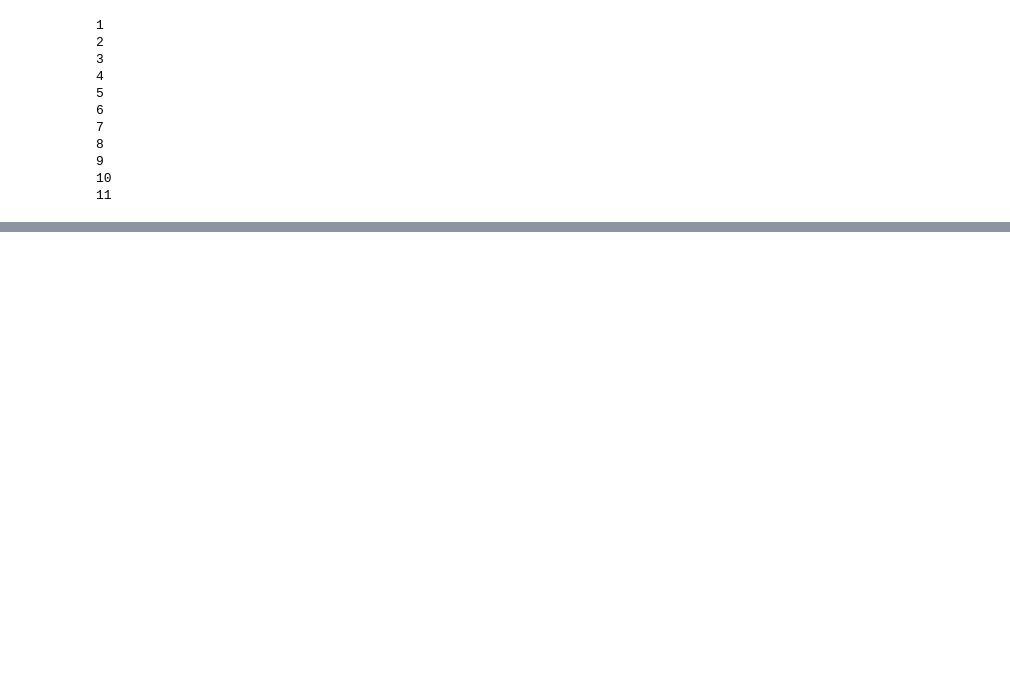
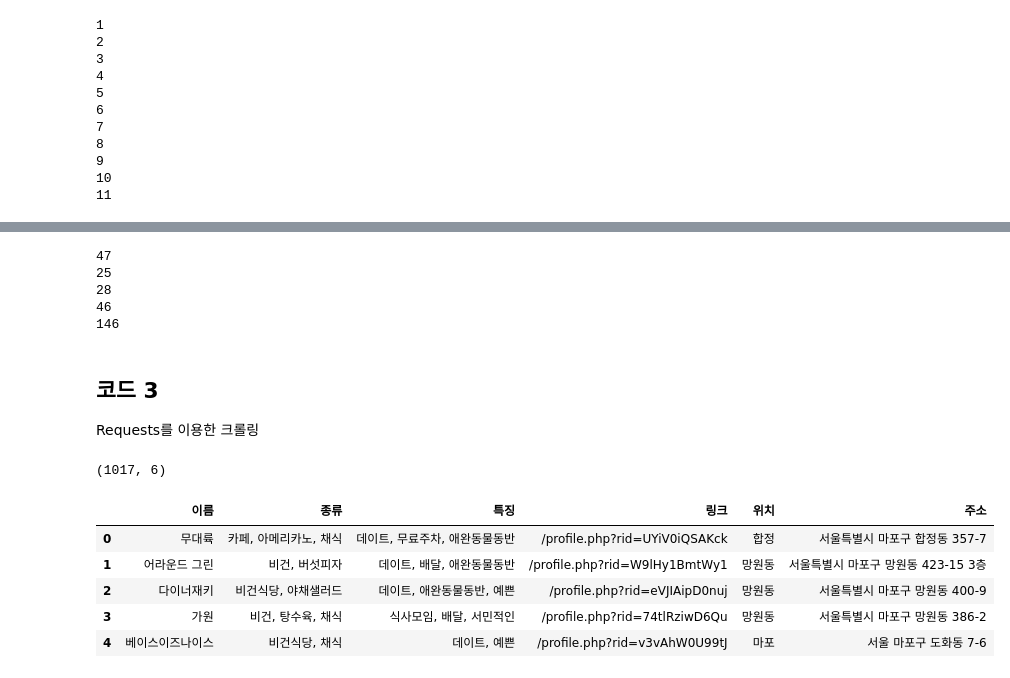
Before and after one commit to JangAyeon/AI_Study, a Jupyter notebook: Crawling/crawling.ipynb, the cells around one changed output, grey strips where cells are left out. Cells and saved outputs as stored; diff of their text form; code cells hidden in the pictures; blank space fills up the shorter version.

Commit message:
DiningCode Vegan Crawling name list

```diff
--- a/Crawling/crawling.ipynb
+++ b/Crawling/crawling.ipynb
@@ -88,7 +86,7 @@ page = 1 # 한 페이지에 10개씩 보여줍니다.
 
 while(True):
     print(page)
-    url = base_url + '?' + 'query=' +"제로페이" + '&' + 'page=' + str(page) # 주소 설정
+    url = base_url + '?' + 'query=' +"비건" + '&' + 'page=' + str(page) # 주소 설정
     wd.get(url) # 크롬으로 페이지 접속
     html = wd.page_source # 페이지 소스 저장
     soup = BeautifulSoup(html, 'html.parser') # 스프로 파싱
@@ -148,0 +218,7 @@ total_cafe
+# %%
+#경기도
+gu_gyeonggi=[
+"고양","과천","광명","경기도 광주","구리","군포","김포","남양주","동두천","부천","성남","수원","시흥",
+"안산","안성","안양","양주","여주","오산","용인","의왕","의정부","이천","파주","평택","포천","하남","화성"]
+#172개
+#광주광역시와 혼돈 피하기 위해 광주시 -> 경기도 광주
@@ -148,0 +253,60 @@ total_cafe
+# %%
+total_list=gu_seoul+gu_gyeonggi+gu_busan+gu_incheon+gu_daegu+gu_daejeon+gu_gwangju+gu_ulsan+si_kangaondo+si_chungcheong_bukdo+si_chungcheong_namdo+si_jeolla_bukdo+si_jeolla_namdo+si_gyeongsang_bukdo+si_gyeongsang_namdo+si_jeju+sejong
+# %%
+print(len(metropol_list))
+print(len(gu_seoul))
+print(len(gu_gyeonggi))
+print(len(si_list))
+print(len(total_list))
+# %% [output]
+47
+25
+28
+46
+146
+# %% [markdown]
+## 코드 3
+Requests를 이용한 크롤링
+# %%
+#SSL Verify 경고 끄기
+requests.packages.urllib3.disable_warnings(requests.packages.urllib3.exceptions.InsecureRequestWarning)
+
+
+results = []
+for gu in total_list:
+  for page_no in range(1, 11):
+
+      url = "https://www.diningcode.com/2018/ajax/list.php?query="+gu+" 비건&page="+str(page_no)
+      response = requests.get(url, verify = False)
+      html = response.text
+      soup = BeautifulSoup(html, "html.parser")
+      items = soup.select(".blink")
+
+      for item in items:
+          print("{}페이지 크롤링 중...".format(page_no), end="\r")
+          this_result_dict = {
+              "이름" : "".join(item.select(".btxt")[0].text.split(". ")[1:]),
+              "종류" : item.select(".stxt")[0].text,
+              "특징" : item.select(".ctxt")[0].text,
+              "링크" : item["href"]
+          }
+          if len(item.select(".ctxt")[1].select("i"))>0:
+              this_result_dict["위치"] = item.select(".ctxt")[1].select("i")[0].text
+              item.select(".ctxt")[1].select("i")[0].decompose()
+          this_result_dict["주소"] = item.select(".ctxt")[1].text
+          results.append(this_result_dict)
+
+df = pd.DataFrame(results)
+# %%
+df.shape
+# %% [output]
+(1017, 6)
+# %%
+df.head()
+# %% [output]
+|  | 이름 | 종류 | 특징 | 링크 | 위치 | 주소 |
+| 0 | 무대륙 | 카페, 아메리카노, 채식 | 데이트, 무료주차, 애완동물동반 | /profile.php?rid=UYiV0iQSAKck | 합정 | 서울특별시 마포구 합정동 357-7 |
+| 1 | 어라운드 그린 | 비건, 버섯피자 | 데이트, 배달, 애완동물동반 | /profile.php?rid=W9lHy1BmtWy1 | 망원동 | 서울특별시 마포구 망원동 423-15 3층 |
+| 2 | 다이너재키 | 비건식당, 야채샐러드 | 데이트, 애완동물동반, 예쁜 | /profile.php?rid=eVJIAipD0nuj | 망원동 | 서울특별시 마포구 망원동 400-9 |
+| 3 | 가원 | 비건, 탕수육, 채식 | 식사모임, 배달, 서민적인 | /profile.php?rid=74tlRziwD6Qu | 망원동 | 서울특별시 마포구 망원동 386-2 |
+| 4 | 베이스이즈나이스 | 비건식당, 채식 | 데이트, 예쁜 | /profile.php?rid=v3vAhW0U99tJ | 마포 | 서울 마포구 도화동 7-6 |
```
Also changed, not shown: parts of 17 cells of this notebook.
